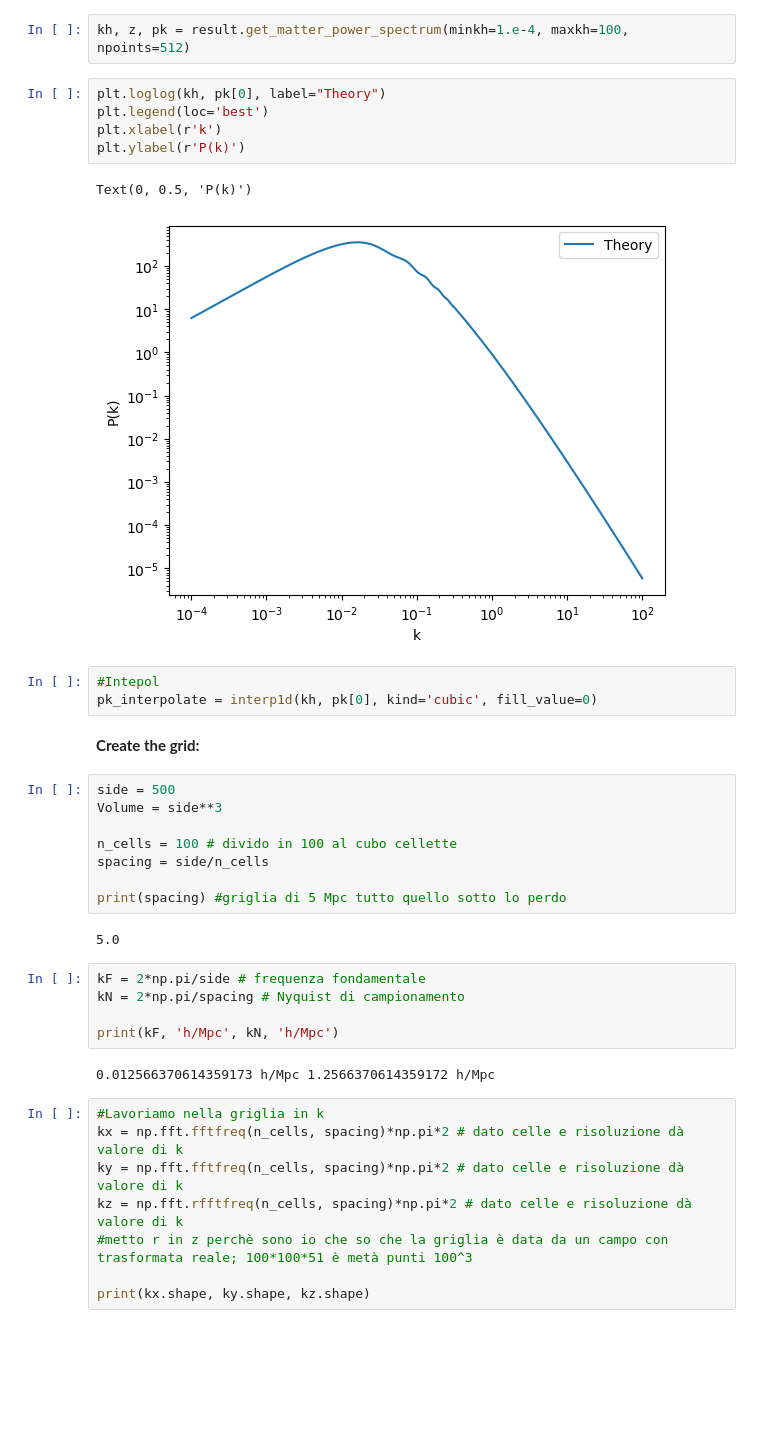
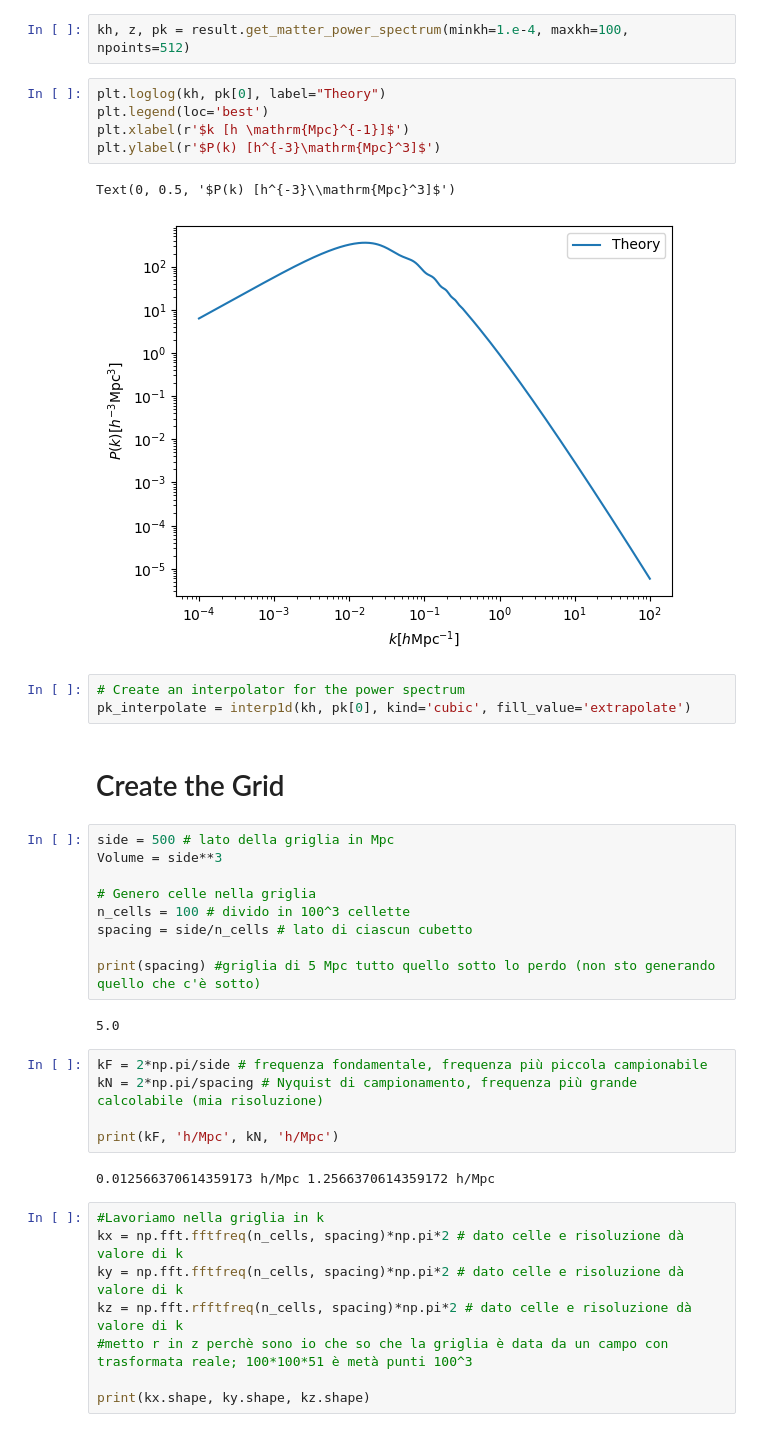
Before and after one commit to GenovaCosmology/AstroCosmoComputational, a Jupyter notebook: Students/Gabriele_Russo/Lesson9/gaussian_mock.ipynb, the cells around one changed output. Drawn from its saved outputs; the diff is of its cells as text; blank space fills up the shorter version.

```diff
--- a/Students/Gabriele_Russo/Lesson9/gaussian_mock.ipynb
+++ b/Students/Gabriele_Russo/Lesson9/gaussian_mock.ipynb
@@ -25,29 +25,30 @@ kh, z, pk = result.get_matter_power_spectrum(minkh=1.e-4, maxkh=100, npoints=512
 # %%
 plt.loglog(kh, pk[0], label="Theory")
 plt.legend(loc='best')
-plt.xlabel(r'k')
-plt.ylabel(r'P(k)')
+plt.xlabel(r'$k [h \mathrm{Mpc}^{-1}]$')
+plt.ylabel(r'$P(k) [h^{-3}\mathrm{Mpc}^3]$')
 # %% [output]
-Text(0, 0.5, 'P(k)')
+Text(0, 0.5, '$P(k) [h^{-3}\\mathrm{Mpc}^3]$')
-[figure, old version]
+[figure, new version]
 # %%
-#Intepol
-pk_interpolate = interp1d(kh, pk[0], kind='cubic', fill_value=0)
+# Create an interpolator for the power spectrum
+pk_interpolate = interp1d(kh, pk[0], kind='cubic', fill_value='extrapolate')
 # %% [markdown]
-**Create the grid:**
+# Create the Grid
 # %%
-side = 500
+side = 500 # lato della griglia in Mpc
 Volume = side**3
 
-n_cells = 100 # divido in 100 al cubo cellette
-spacing = side/n_cells
+# Genero celle nella griglia
+n_cells = 100 # divido in 100^3 cellette
+spacing = side/n_cells # lato di ciascun cubetto
 
-print(spacing) #griglia di 5 Mpc tutto quello sotto lo perdo
+print(spacing) #griglia di 5 Mpc tutto quello sotto lo perdo (non sto generando quello che c'è sotto)
 # %% [output]
 5.0
 # %%
-kF = 2*np.pi/side # frequenza fondamentale
-kN = 2*np.pi/spacing # Nyquist di campionamento
+kF = 2*np.pi/side # frequenza fondamentale, frequenza più piccola campionabile
+kN = 2*np.pi/spacing # Nyquist di campionamento, frequenza più grande calcolabile (mia risoluzione)
 
 print(kF, 'h/Mpc', kN, 'h/Mpc')
 # %% [output]
```
Also changed, not shown: parts of 23 cells of this notebook.
